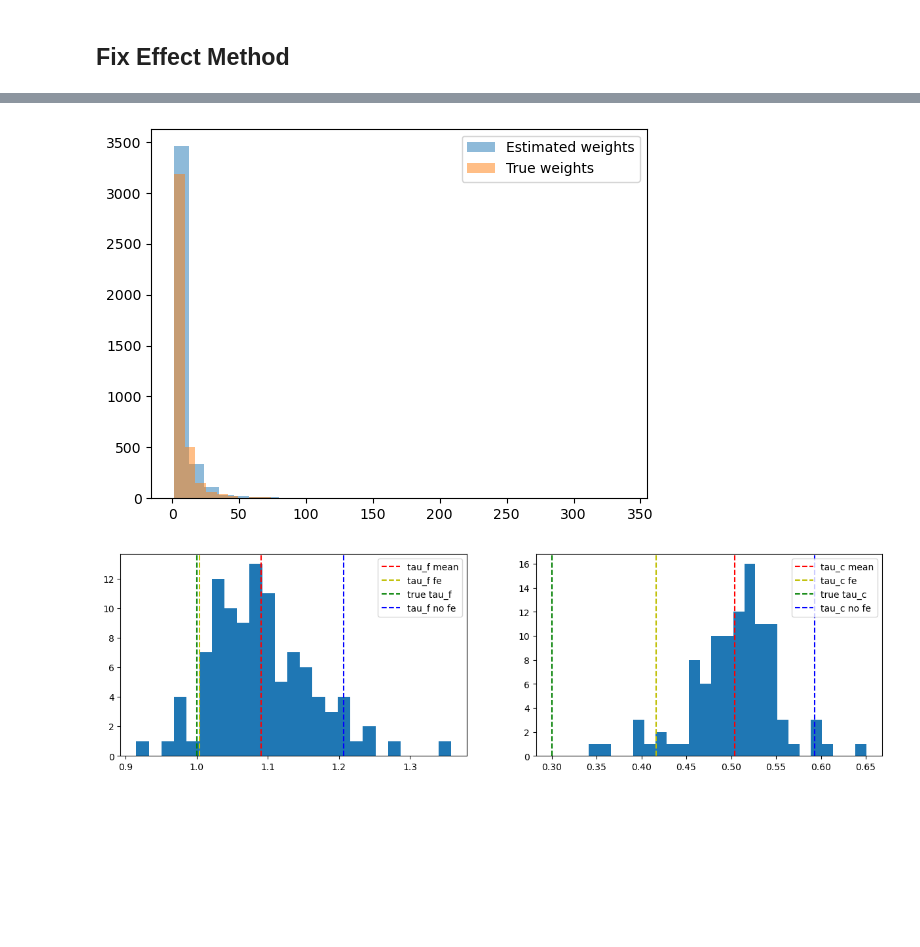
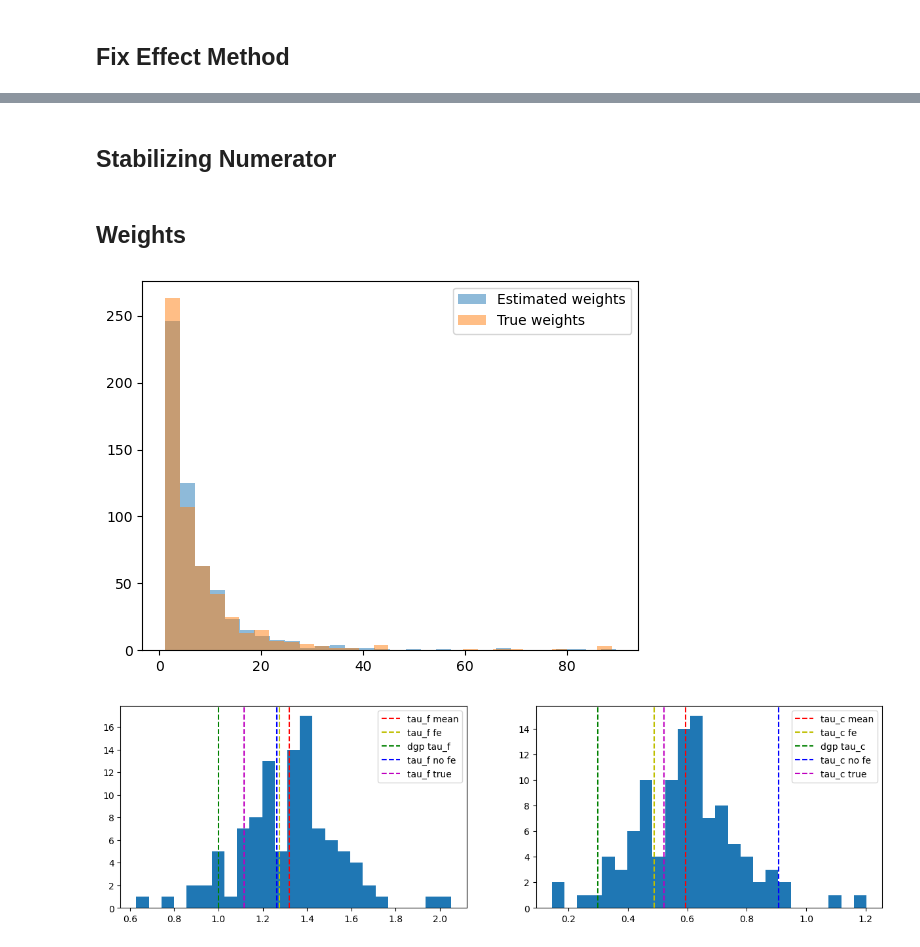
Before and after one commit to Ali-Setareh/SeqGPLVM_FEMSM, a Jupyter notebook: notebooks/model_inspection.ipynb, the cells around one changed output, grey strips where cells are left out. Saved outputs shown, nothing was run; the diff lists cells and outputs as text; code cells hidden in the pictures; blank space fills up the shorter version.

```diff
--- a/notebooks/model_inspection.ipynb
+++ b/notebooks/model_inspection.ipynb
@@ -67,7 +60,7 @@ device = "cuda"
 tid = 9
 train_id = df_idx.train_id.unique()[tid]
 
-train_id = "281b276cad"
+train_id = "7f60071d68"
 
 train_out = cwd / train_dir(Path(os.environ.get("FINAL_ROOT", "./results")).expanduser(), model_name, train_id)
 data_path = json.loads((train_out / "data_ref.json").read_text(encoding="utf-8"))["data_file"]
@@ -350,0 +298,6 @@ Length: 1003, dtype: float64
+# %%
+df_temp  = df.groupby('patient_id')['D'].agg(['min', 'max', 'mean'])
+if df_temp[df_temp["mean"]==1].shape[0] > 0 or df_temp[df_temp["mean"]==0].shape[0] > 0:
+    only_treated_pids = df_temp[df_temp["mean"]==1].index.tolist()
+    only_untreated_pids = df_temp[df_temp["mean"]==0].index.tolist()
+exclude_pids = only_treated_pids + only_untreated_pids
@@ -356,8 +404,26 @@ plt.show()
+# %% [markdown]
+## Stabilizing Numerator
+# %%
+X_list = []
+X_list.append(pd.Series(1.0, index=df_fe.index, name="intercept"))
+X_list.append(df_fe[["lag1_D"]])
+
+X = pd.concat(X_list, axis=1).astype(float)
+y = df_fe["D"].astype(int).values
+
+# GLM Binomial (logit)
+model = sm.GLM(y, X, family=sm.families.Binomial())
+res = model.fit()
+
+df_fe["stab_num"] = res.predict(X)
+# %% [markdown]
+## Weights
 # %%
 T = df_manifest['params']['T']
-df_phat['lag_sum'] = df_phat[df_phat.columns[df_phat.columns.str.startswith("lag")]].sum(axis=1)
+
 df_msm = df_phat.loc[(df_phat['t'] >= T-3) & (df_phat['t'] <= T), ['patient_id', 't', 'D', "lag_sum"]  + ["Y",'p_true'] + batch_cols ]
 df_msm = df_msm[df_msm['patient_id'].isin(train_split)]
+df_msm = df_msm[~df_msm['patient_id'].isin(exclude_pids)]
 
 df_fe = df_fe.loc[(df_fe['t'] >= T-3) & (df_fe['t'] <= T), ['patient_id', 't', 'D', "phat_fe", "phat_no_fe"]]
 
@@ -365,6 +431,7 @@ weights = (1 / df_msm[batch_cols]).where(df_msm['D'].eq(1), other=1 / (1 - df_ms
 true_weights = (1 / df_msm["p_true"]).where(df_msm['D'].eq(1), other=1 / (1 - df_msm["p_true"]))
 fe_weights = (1 / df_fe["phat_fe"]).where(df_fe['D'].eq(1), other=1 / (1 - df_fe["phat_fe"]))
 no_fe_weights = (1 / df_fe["phat_no_fe"]).where(df_fe['D'].eq(1), other=1 / (1 - df_fe["phat_no_fe"]))
+
 
 # Time-varying cumulative IPTW per row (within patient)
 # Useful for MSM trajectory weighting or diagnostics per time step
@@ -408,27 +475,30 @@ res = model.fit()
 tau_f_no_fe = res.params.D
 tau_c_no_fe = res.params.lag_sum
 # %%
-plt.hist(df_msm[weights_cum.columns].mean(axis=1), bins=30, alpha=0.5, label='Estimated weights')
+plt.hist(df_msm.filter(regex=r"^ipw_cum_phat_batch").mean(axis=1), bins=30, alpha=0.5, label='Estimated weights')
 plt.hist(df_msm["ipw_cum_true"], bins=30, alpha=0.5, label='True weights')
 plt.legend()
 plt.show()
 # %% [output]
-[figure, old version]
+[figure, new version]
 # %%
 fig,ax = plt.subplots(1,2,figsize = (15,4))
 ax[0].hist(np.array(tau_f), bins=25)
 ax[0].axvline(x=np.mean(tau_f), color='r', linestyle='--', label='tau_f mean')
 ax[0].axvline(x=np.mean(tau_f_fe), color='y', linestyle='--', label='tau_f fe')
-ax[0].axvline(x=df_manifest["params"]["tau_F"], color='g', linestyle='--', label='true tau_f')
+ax[0].axvline(x=df_manifest["params"]["tau_F"], color='g', linestyle='--', label='dgp tau_f')
 ax[0].axvline(x=np.mean(tau_f_no_fe), color='b', linestyle='--', label='tau_f no fe')
+ax[0].axvline(x=np.mean(tau_f_true), color='m', linestyle='--', label='tau_f true')
+
 
 ax[1].hist(np.array(tau_c), bins=25)
 ax[1].axvline(x=np.mean(tau_c), color='r', linestyle='--', label='tau_c mean')
 ax[1].axvline(x=np.mean(tau_c_fe), color='y', linestyle='--', label='tau_c fe')
-ax[1].axvline(x=df_manifest["params"]["tau_C"], color='g', linestyle='--', label='true tau_c')
+ax[1].axvline(x=df_manifest["params"]["tau_C"], color='g', linestyle='--', label='dgp tau_c')
 ax[1].axvline(x=np.mean(tau_c_no_fe), color='b', linestyle='--', label='tau_c no fe')
+ax[1].axvline(x=np.mean(tau_c_true), color='m', linestyle='--', label='tau_c true')
 ax[0].legend()
 ax[1].legend()
 plt.show()
 # %% [output]
-[figure, old version]
+[figure, new version]
```
Also changed, not shown: parts of 49 cells of this notebook, 4 other files.
